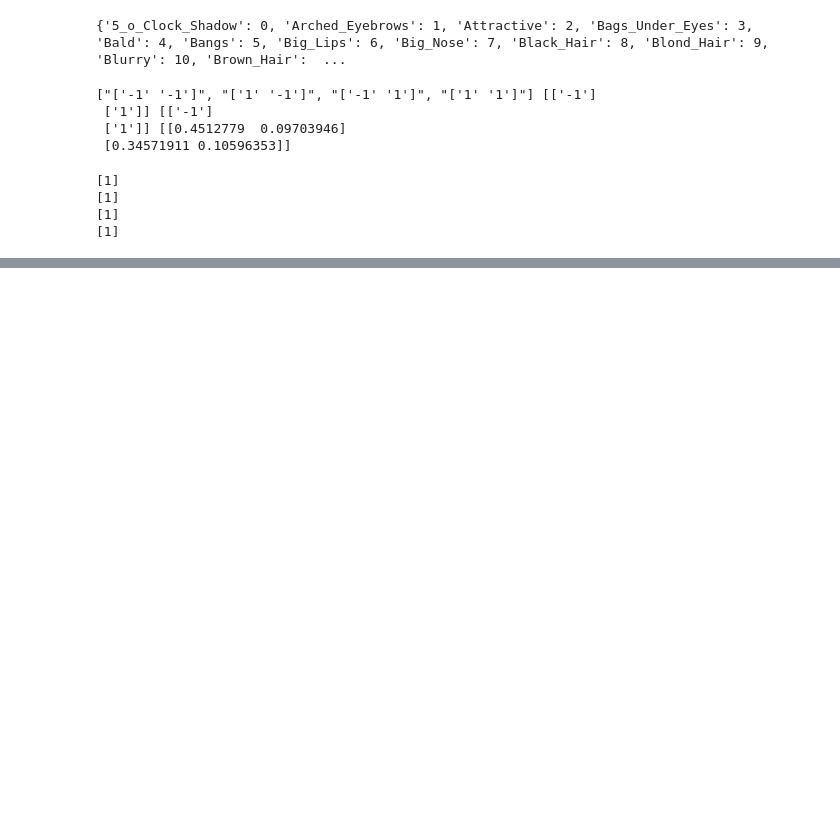
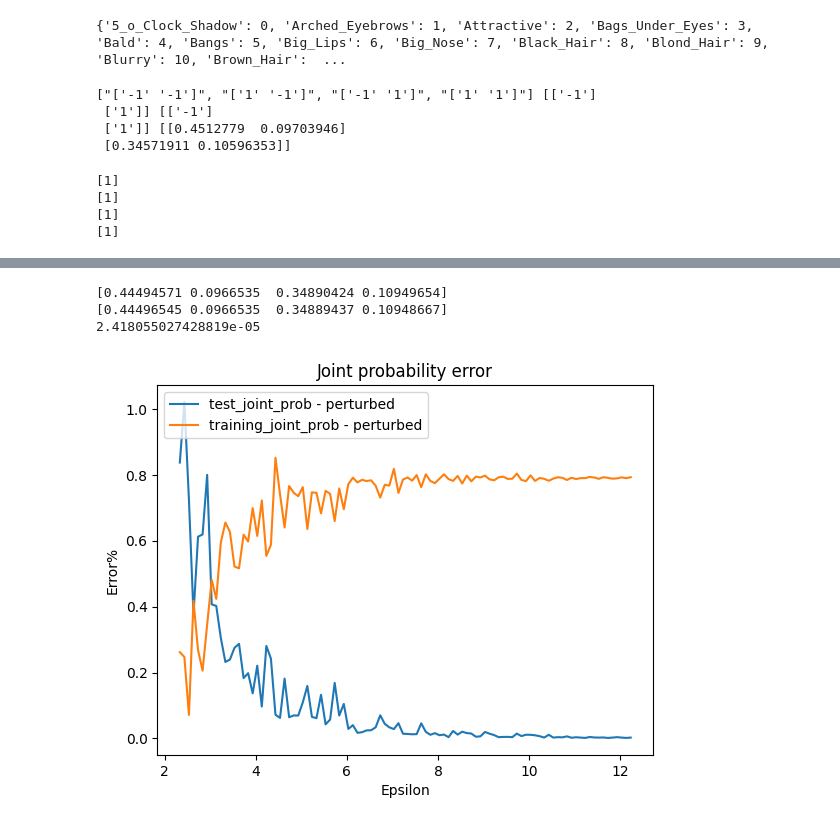
Before and after one commit to SandaruJayawardana/face-privacy-diffae, a Jupyter notebook: pufferfish/celebA_pufferfish.ipynb, the cells around one changed output, grey strips where cells are left out. Cells and saved outputs as stored; diff of their text form; code cells hidden in the pictures; blank space fills up the shorter version.

```diff
--- a/pufferfish/celebA_pufferfish.ipynb
+++ b/pufferfish/celebA_pufferfish.ipynb
@@ -92,12 +93,22 @@ for i in range(4):
 [1]
 # %%
 # Analyze the test dataset
+
+def matrix_coordinate_of_index(rows, columns, index):
+    rows_index = index//columns
+    columns_index = index%rows
+    return np.array([rows_index, columns_index])
+
+def error_calculation(a, b, order = 2):
+    # print(" a ", a, " b ", b, " a-b ", a-b)
+    return np.linalg.norm(a-b, ord=order)
 
 EPS = 0.001
 
 perturbed_output = []
 original_dataset = []
 
+# Calculate joint probability matrix for original test dataset
 for i in range(len(xn_test)):
     symb_index = matrix_symb_dict[f"['{xn_test[i]}' '{yn_test[i]}']"]
     original_dataset.append(symb_index)
@@ -106,16 +117,32 @@ joint_matrix_original  = counts_original/len(xn_test)
 print(joint_matrix_original)
 
 eps_arr = np.arange(100)*0.1
+perturbed_join_prob_list = []
+error_list = []
 
+# Calculate joint probability matrix for original perturbed dataset
 for eps in eps_arr:
+    print("eps ", eps)
+    inner_error_list = []
+    perturbed_output = []
     for i in range(len(xn_test)):
         symb_index = matrix_symb_dict[f"['{xn_test[i]}' '{yn_test[i]}']"]
         perturbed_output.append(p_m.gen_random_output(symb_index, eps, out_index_ = True)[0])
+        perturbed_coordinate = matrix_coordinate_of_index(len(symbols_yn), len(symbols_xn),
+                                                             perturbed_output[-1])
+        original_coordinate = matrix_coordinate_of_index(len(symbols_yn), len(symbols_xn), symb_index)
+        # print("index ", perturbed_output[-1], " perturbed_coordinate ", perturbed_coordinate, "symb_index ", symb_index, " original_coordinate ", original_coordinate)
+        # print(error_calculation(perturbed_coordinate, perturbed_coordinate))
+        error = error_calculation(perturbed_coordinate, original_coordinate) * 100 / error_calculation(
+            np.array([0, 0]), np.array([len(symbols_yn)-1, len(symbols_xn)-1]))
+        inner_error_list.append(error)
+    error_list.append(np.sum(np.array(inner_error_list))/len(xn_test))
     [symbols_perturbed, counts_perturbed] = np.unique(perturbed_output, axis=0, return_counts=True)
-
     joint_matrix_perturbed = counts_perturbed/len(xn_test)
+    perturbed_join_prob_list.append(joint_matrix_perturbed)
 
 
 print(joint_matrix_perturbed)
 print(joint_matrix_original)
+print(error_list)
 # %% [output]
@@ -123,0 +166,19 @@ print(joint_matrix_original)
+# %%
+'''
+Plot L2 Error joint probability of perturbed data (test) vs original data (test),
+joint probability of perturbed data vs training data
+'''
+
+correct_eps = eps_arr - np.ones(len(eps_arr))*np.log(np.min(joint_prob_matrix.flatten()))
+plt.plot(correct_eps, [error_calculation(i, joint_matrix_original)*100 for i in perturbed_join_prob_list])
+plt.plot(correct_eps, [error_calculation(i, joint_prob_matrix.flatten())*100 for i in perturbed_join_prob_list])
+plt.legend(["test_joint_prob vs perturbed", "training_joint_prob vs perturbed"], loc ="upper left")
+plt.xlabel("Epsilon")
+plt.ylabel("Error%")
+plt.title("Joint probability error")
+plt.show()
+# %% [output]
+[0.44494571 0.0966535  0.34890424 0.10949654]
+[0.44496545 0.0966535  0.34889437 0.10948667]
+2.418055027428819e-05
+[figure, added]
```
Also changed, not shown: parts of 3 cells of this notebook, 5 other files.
